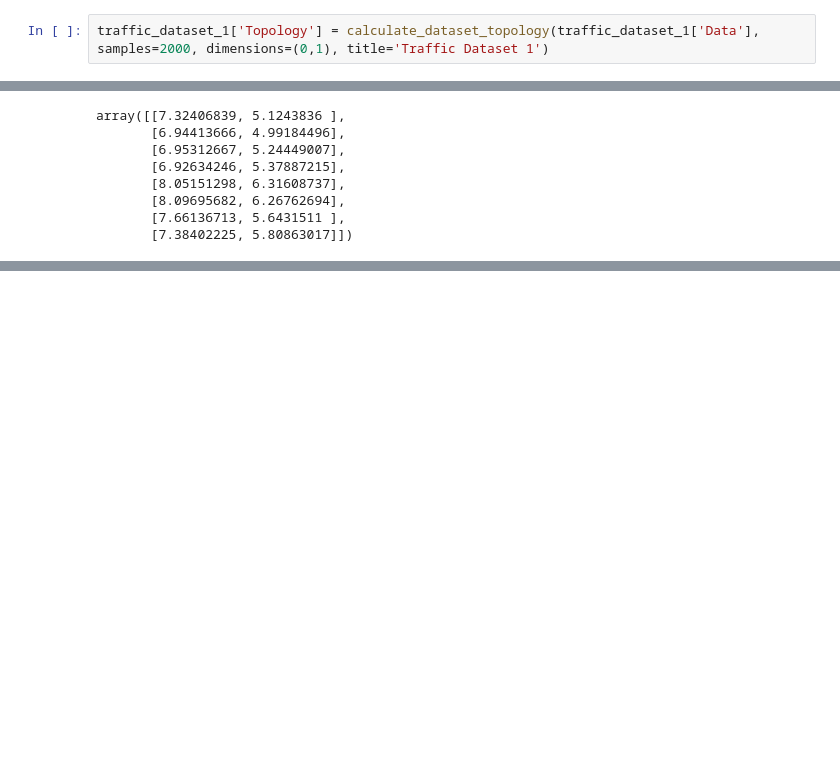
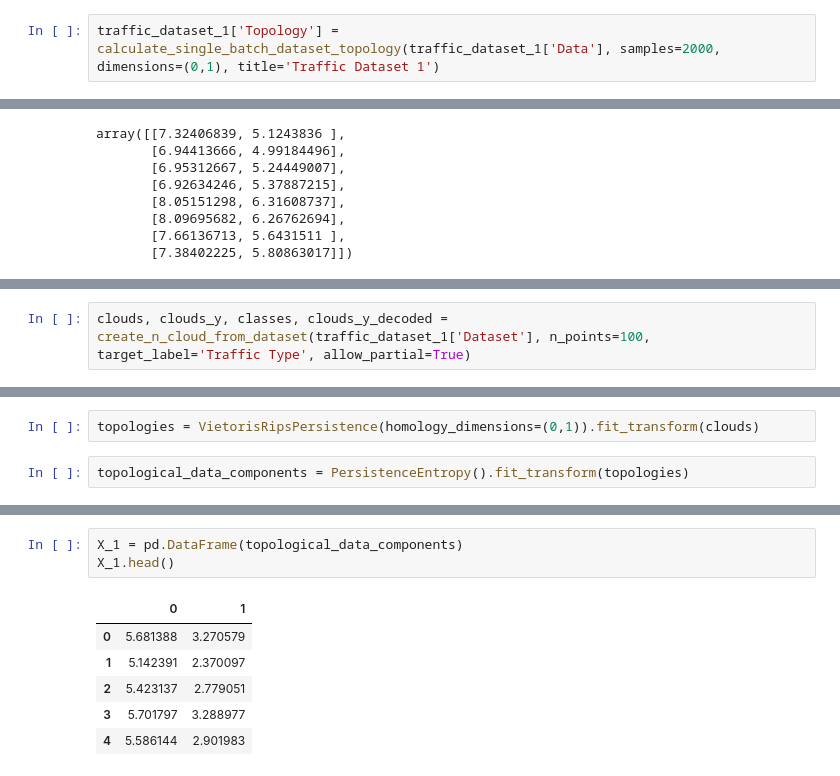
Before and after one commit to Karson-Fye/CMUDarknet, a Jupyter notebook: Data/Dataset_Topology_Analysis.ipynb, the cells around one changed output, grey strips where cells are left out. Cells and saved outputs as stored; diff of their text form; blank space fills up the shorter version.

Commit message:
created tools for topological data analysis to analyse data clustering

```diff
--- a/Data/Dataset_Topology_Analysis.ipynb
+++ b/Data/Dataset_Topology_Analysis.ipynb
@@ -1628,6 +1515,6 @@ def show_stacked_graphs(figures: list, stack_shape: tuple = (1,1), title: str =
     return fig
 # %%
-traffic_dataset_1['Topology'] = calculate_dataset_topology(traffic_dataset_1['Data'], samples=2000, dimensions=(0,1), title='Traffic Dataset 1')
+traffic_dataset_1['Topology'] = calculate_single_batch_dataset_topology(traffic_dataset_1['Data'], samples=2000, dimensions=(0,1), title='Traffic Dataset 1')
 # %%
 traffic_dataset_1['Topology']
 # %% [output]
@@ -1676,0 +1615,2 @@ array([[7.32406839, 5.1243836 ],
+# %%
+clouds, clouds_y, classes, clouds_y_decoded = create_n_cloud_from_dataset(traffic_dataset_1['Dataset'], n_points=100, target_label='Traffic Type', allow_partial=True)
@@ -1676,0 +1629,4 @@ array([[7.32406839, 5.1243836 ],
+# %%
+topologies = VietorisRipsPersistence(homology_dimensions=(0,1)).fit_transform(clouds)
+# %%
+topological_data_components = PersistenceEntropy().fit_transform(topologies)
@@ -1676,0 +1648,10 @@ array([[7.32406839, 5.1243836 ],
+# %%
+X_1 = pd.DataFrame(topological_data_components)
+X_1.head()
+# %% [output]
+|  | 0 | 1 |
+| 0 | 5.681388 | 3.270579 |
+| 1 | 5.142391 | 2.370097 |
+| 2 | 5.423137 | 2.779051 |
+| 3 | 5.701797 | 3.288977 |
+| 4 | 5.586144 | 2.901983 |
```
Also changed, not shown: parts of 21 cells of this notebook.
